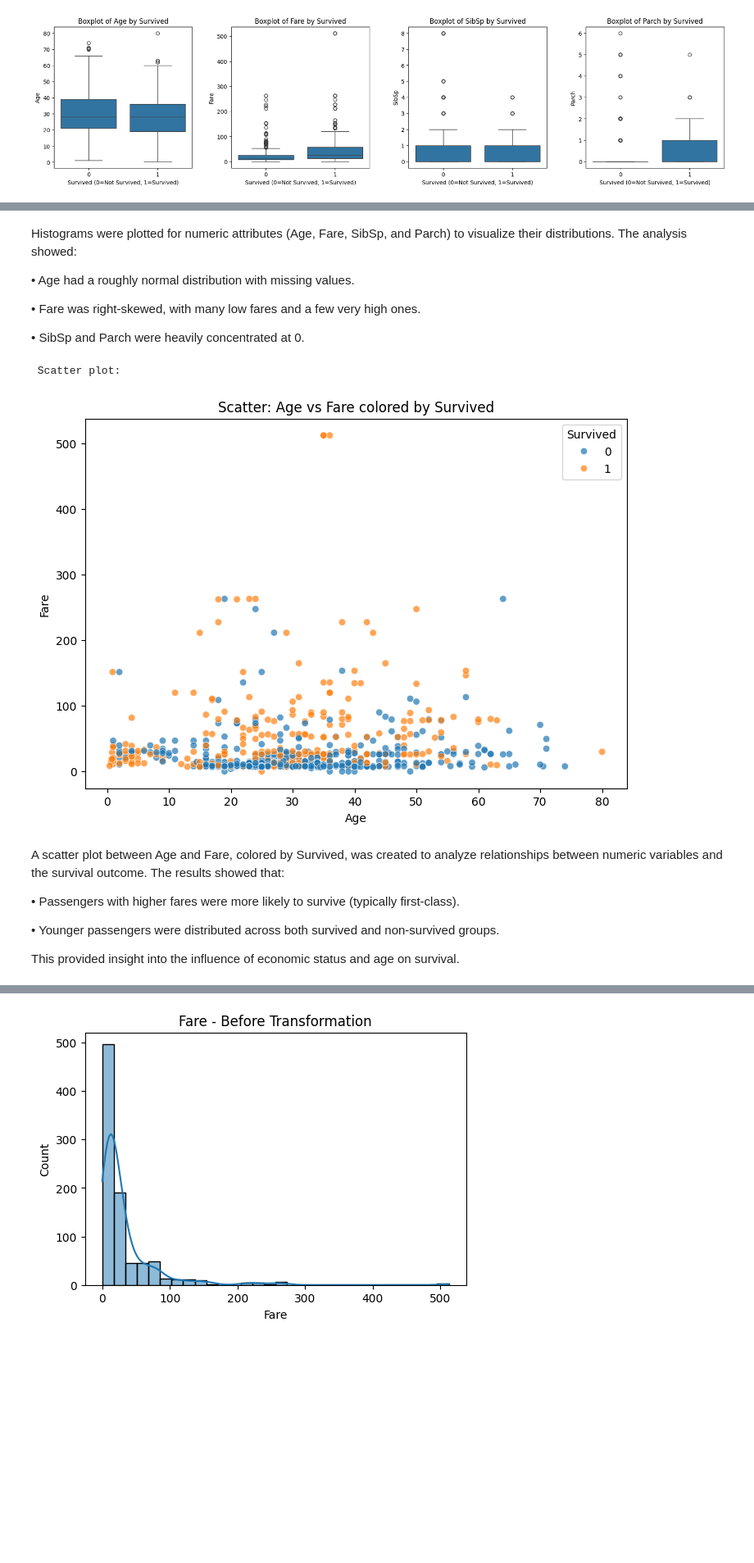
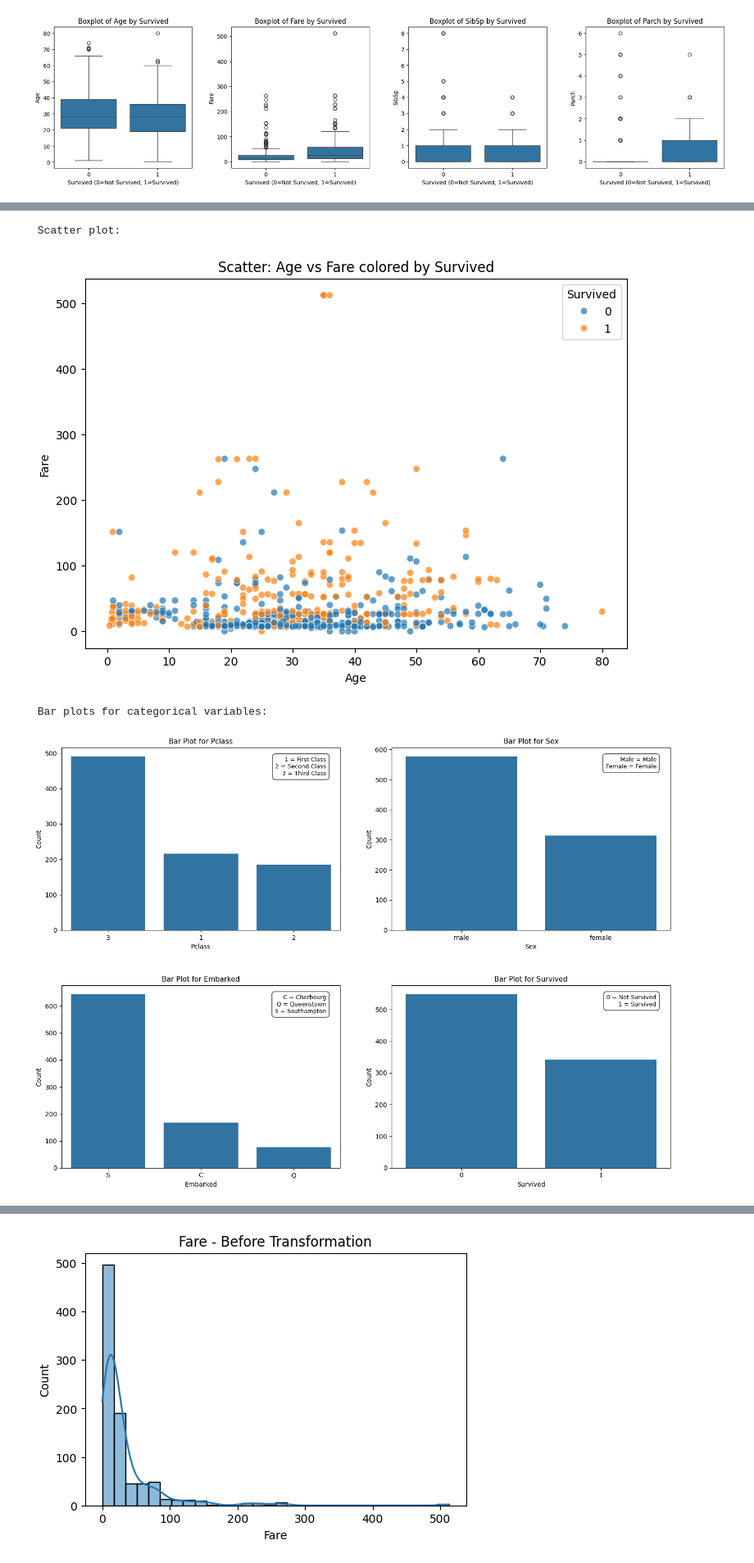
Before and after one commit to Leenasmk3/IT326-DataMining-Project, a Jupyter notebook: Phase2.ipynb, the cells around one changed output, grey strips where cells are left out. Shown at 82% size. Drawn from its saved outputs; the diff is of its cells as text; code cells hidden in the pictures; blank space fills up the shorter version.

```diff
--- a/Phase2.ipynb
+++ b/Phase2.ipynb
@@ -173,41 +142,32 @@ plt.show()
-# %% [markdown]
-Histograms were plotted for numeric attributes (Age, Fare, SibSp, and Parch) to visualize their distributions.
-The analysis showed:
-
- • Age had a roughly normal distribution with missing values.
-
- • Fare was right-skewed, with many low fares and a few very high ones.
-
- • SibSp and Parch were heavily concentrated at 0.
-# %%
-# Scatter plot: Age vs Fare
-print("\n Scatter plot: \n")
-if set(['Age','Fare','Survived']).issubset(df.columns):
-    plt.figure(figsize=(8,6))
-    sns.scatterplot(data=df, x='Age', y='Fare', hue='Survived', alpha=0.7)
-    plt.title('Scatter: Age vs Fare colored by Survived')
-    plt.tight_layout(pad=3)
-    plt.show()
-# %% [output]
- Scatter plot:
-[figure, removed]
-# %% [markdown]
-A scatter plot between Age and Fare, colored by Survived, was created to analyze relationships between numeric variables and the survival outcome.
-The results showed that:
-
- • Passengers with higher fares were more likely to survive (typically first-class).
-
- • Younger passengers were distributed across both survived and non-survived groups.
-
-This provided insight into the influence of economic status and age on survival.
 # %%
+# Histograms for numeric attributes
+print("\n Histograms for numeric attributes: \n")
+numeric_cols = ['Age','Fare','SibSp','Parch']
+fig, axes = plt.subplots(2, 2, figsize=(14, 10))
+axes = axes.flatten()
+for i, col in enumerate(numeric_cols):
+    sns.histplot(df[col], bins=30, kde=True, ax=axes[i])
+    axes[i].set_title(f'Histogram of {col}')
+plt.tight_layout(pad=4)
+plt.show()
+
+# Scatter plot: Age vs Fare
+print("\n Scatter plot: \n")
+if set(['Age','Fare','Survived']).issubset(df.columns):
+    plt.figure(figsize=(8,6))
+    sns.scatterplot(data=df, x='Age', y='Fare', hue='Survived', alpha=0.7)
+    plt.title('Scatter: Age vs Fare colored by Survived')
+    plt.tight_layout(pad=3)
+    plt.show()
+
 # Bar plots for categorical variables
 print("\n Bar plots for categorical variables: \n")
 
-cat_cols = ['Pclass', 'Sex', 'Embarked']
-fig, axes = plt.subplots(1, 3, figsize=(15, 5))
+cat_cols = ['Pclass', 'Sex', 'Embarked', 'Survived']
+fig, axes = plt.subplots(2, 2, figsize=(14, 10))
 axes = axes.flatten()
 value_labels = {
+    'Survived': '0 = Not Survived\n1 = Survived',
     'Pclass': '1 = First Class\n2 = Second Class\n3 = Third Class',
     'Sex': 'Male = Male\nFemale = Female',
     'Embarked': 'C = Cherbourg\nQ = Queenstown\nS = Southampton'
@@ -236,0 +197,4 @@ plt.show()
+ Scatter plot:
+[figure, added]
+ Bar plots for categorical variables:
+[figure, added]
```
Also changed, not shown: parts of 17 cells of this notebook.
